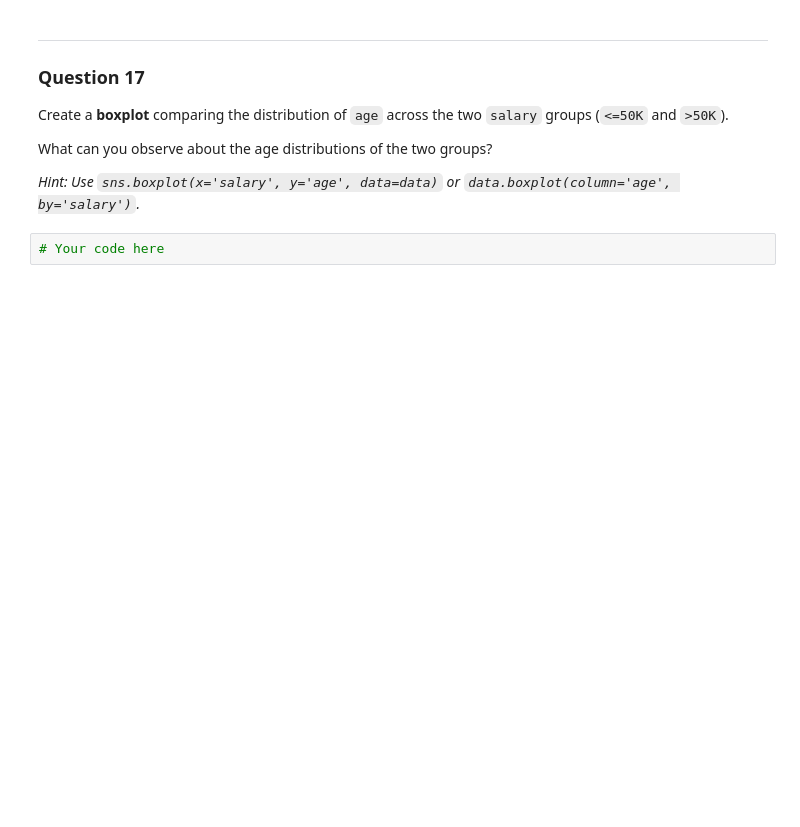
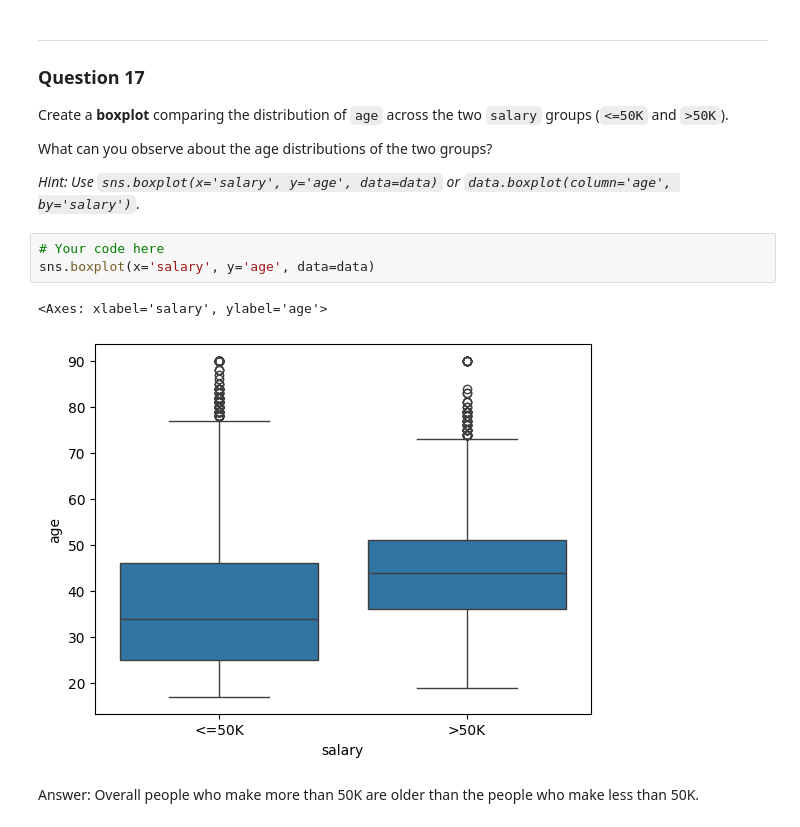
Before and after one commit to Etown-Data-Analytics/eda-with-pandas-ZachBenetzky, a Jupyter notebook: Exploratory-Data-Analysis-with-Pandas.ipynb, the cells around one changed output. Cells and saved outputs as stored; diff of their text form; blank space fills up the shorter version.

```diff
--- a/Exploratory-Data-Analysis-with-Pandas.ipynb
+++ b/Exploratory-Data-Analysis-with-Pandas.ipynb
@@ -187,3 +398,9 @@ What can you observe about the age distributions of the two groups?
 *Hint: Use `sns.boxplot(x='salary', y='age', data=data)` or `data.boxplot(column='age', by='salary')`.*
 # %%
 # Your code here
+sns.boxplot(x='salary', y='age', data=data)
+# %% [output]
+<Axes: xlabel='salary', ylabel='age'>
+[figure, added]
+# %% [markdown]
+Answer: Overall people who make more than 50K are older than the people who make less than 50K.
```
Also changed, not shown: parts of 34 cells of this notebook.
